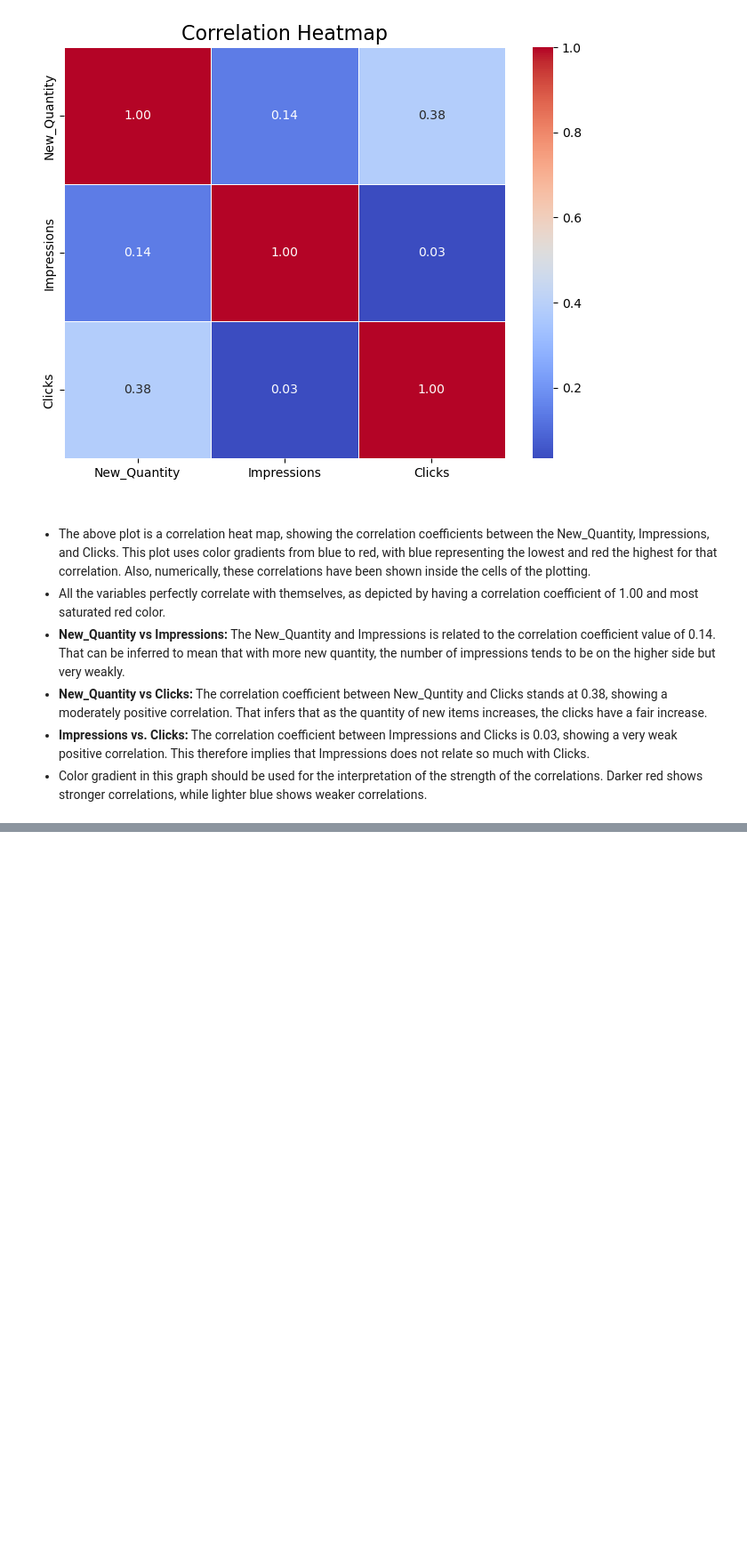
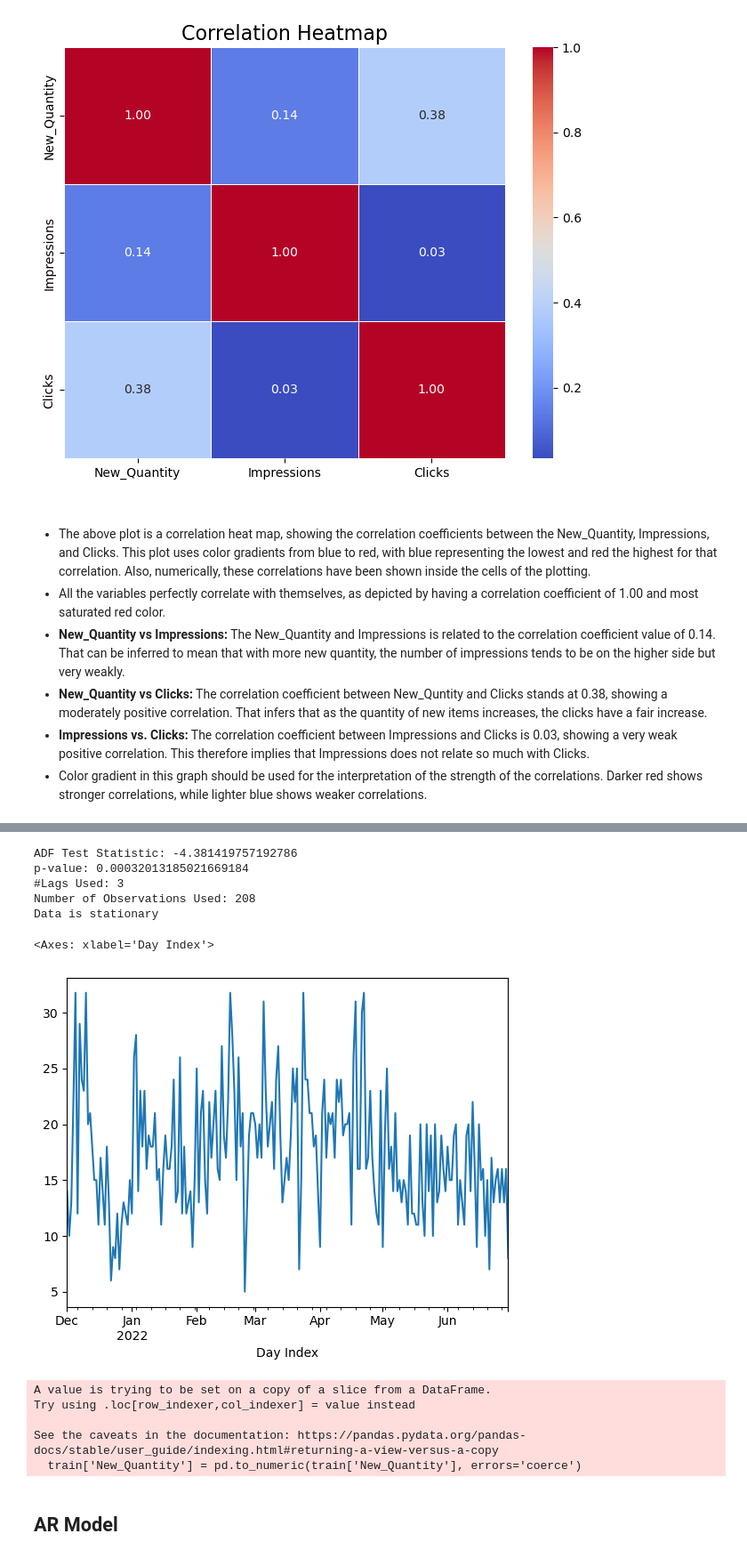
Before and after one commit to Shriya2524/Demand-forcasting, a Jupyter notebook: DEMAND_FORCASTING.ipynb, the cells around one changed output, grey strips where cells are left out. Shown at 89% size. Saved outputs shown, nothing was run; the diff lists cells and outputs as text; code cells hidden in the pictures; blank space fills up the shorter version.

```diff
--- a/DEMAND_FORCASTING.ipynb
+++ b/DEMAND_FORCASTING.ipynb
@@ -522,0 +545,40 @@ plt.show()
+# %%
+df['Day Index'] = pd.to_datetime(df['Day Index'])
+df.set_index('Day Index', inplace=True)
+# %%
+from statsmodels.tsa.stattools import adfuller
+test_result=adfuller(df['New_Quantity'])
+def adfuller_test(sales):
+    result=adfuller(sales)
+    labels = ['ADF Test Statistic','p-value','#Lags Used','Number of Observations Used']
+    for value, label in zip(result, labels):
+        print(label+': '+str(value))
+    if result[1] <= 0.05:
+        print("Data is stationary")
+    else:
+        print("Data is non stationary")
+
+adfuller_test(df['New_Quantity'])
+# %% [output]
+ADF Test Statistic: -4.381419757192786
+p-value: 0.00032013185021669184
+#Lags Used: 3
+Number of Observations Used: 208
+Data is stationary
+# %%
+df['New_Quantity'].plot()
+# %% [output]
+<Axes: xlabel='Day Index'>
+[figure, added]
+# %%
+train = df.iloc[:-int(len(df) * 0.2)]  # First 80% as train
+test = df.iloc[-int(len(df) * 0.2):]
+train['New_Quantity'] = pd.to_numeric(train['New_Quantity'], errors='coerce')
+# %% [output]
+A value is trying to be set on a copy of a slice from a DataFrame.
+Try using .loc[row_indexer,col_indexer] = value instead
+
+See the caveats in the documentation: https://pandas.pydata.org/pandas-docs/stable/user_guide/indexing.html#returning-a-view-versus-a-copy
+  train['New_Quantity'] = pd.to_numeric(train['New_Quantity'], errors='coerce')
+# %% [markdown]
+## AR Model
```
Also changed, not shown: parts of 60 cells of this notebook.
